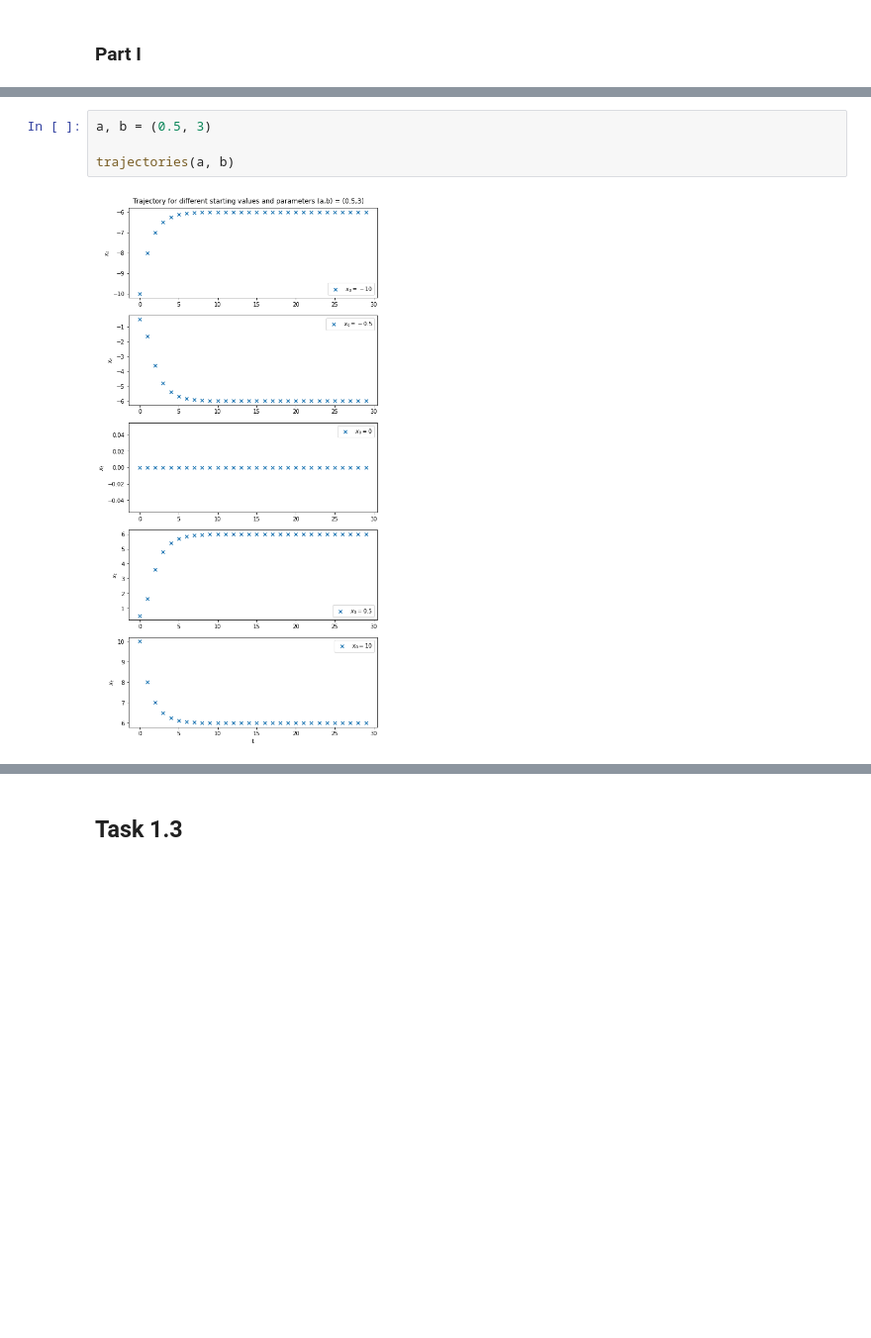
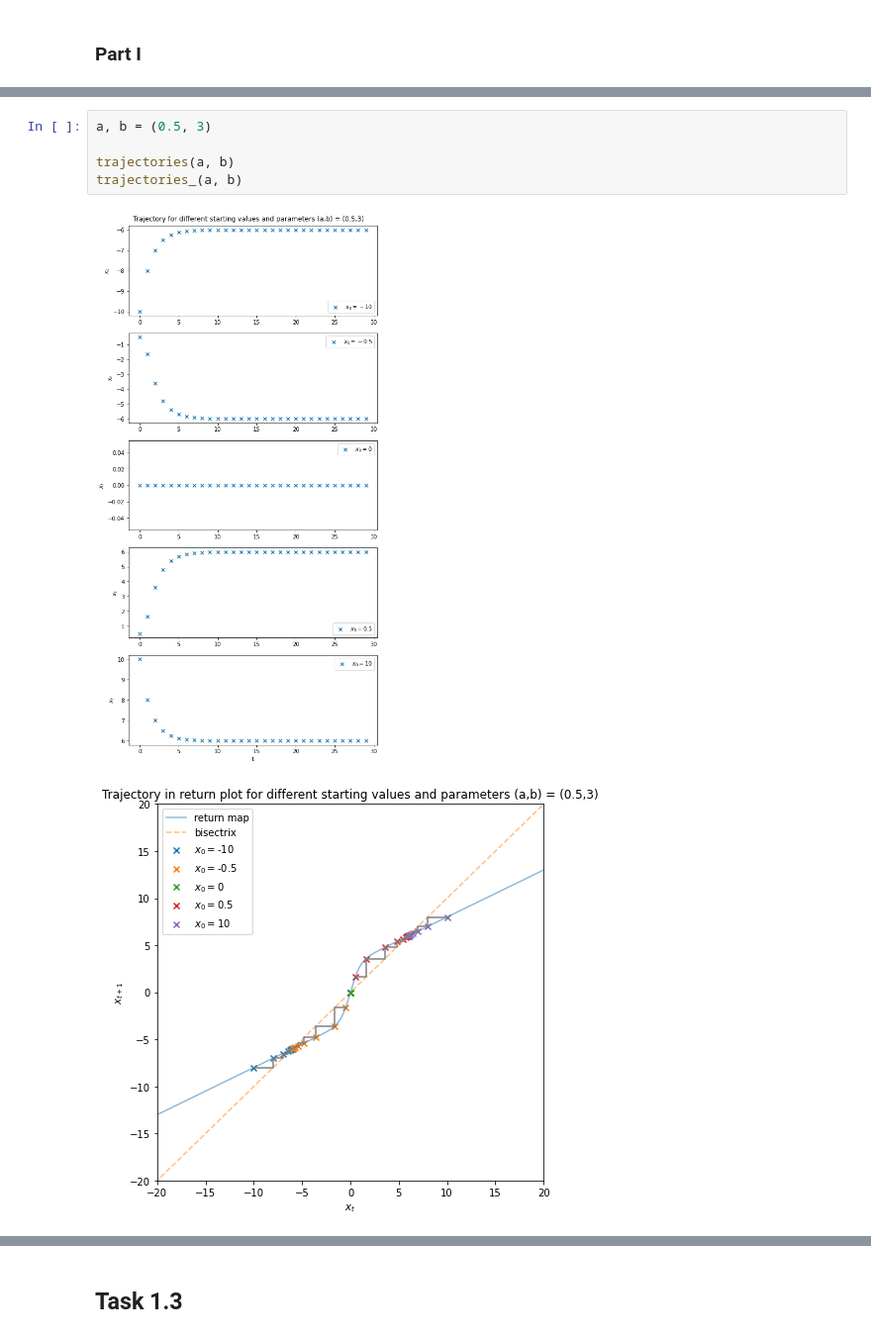
Before and after one commit to Paulemaule/TSA-RSA-exercises, a Jupyter notebook: Exercise8/Sheet8.ipynb, the cells around one changed output, grey strips where cells are left out. Shown: that part at 99% size. Saved outputs shown, nothing was run; the diff lists cells and outputs as text; blank space fills up the shorter version.

```diff
--- a/Exercise8/Sheet8.ipynb
+++ b/Exercise8/Sheet8.ipynb
@@ -121,9 +153,11 @@ trajectories(a, b)
 # %%
 a, b = (0.5, 3)
 
 trajectories(a, b)
+trajectories_(a, b)
 # %% [output]
 [figure]
+[figure, added]
 # %%
 a, b = (1, 0)
 
```
Also changed, not shown: parts of 19 cells of this notebook.
